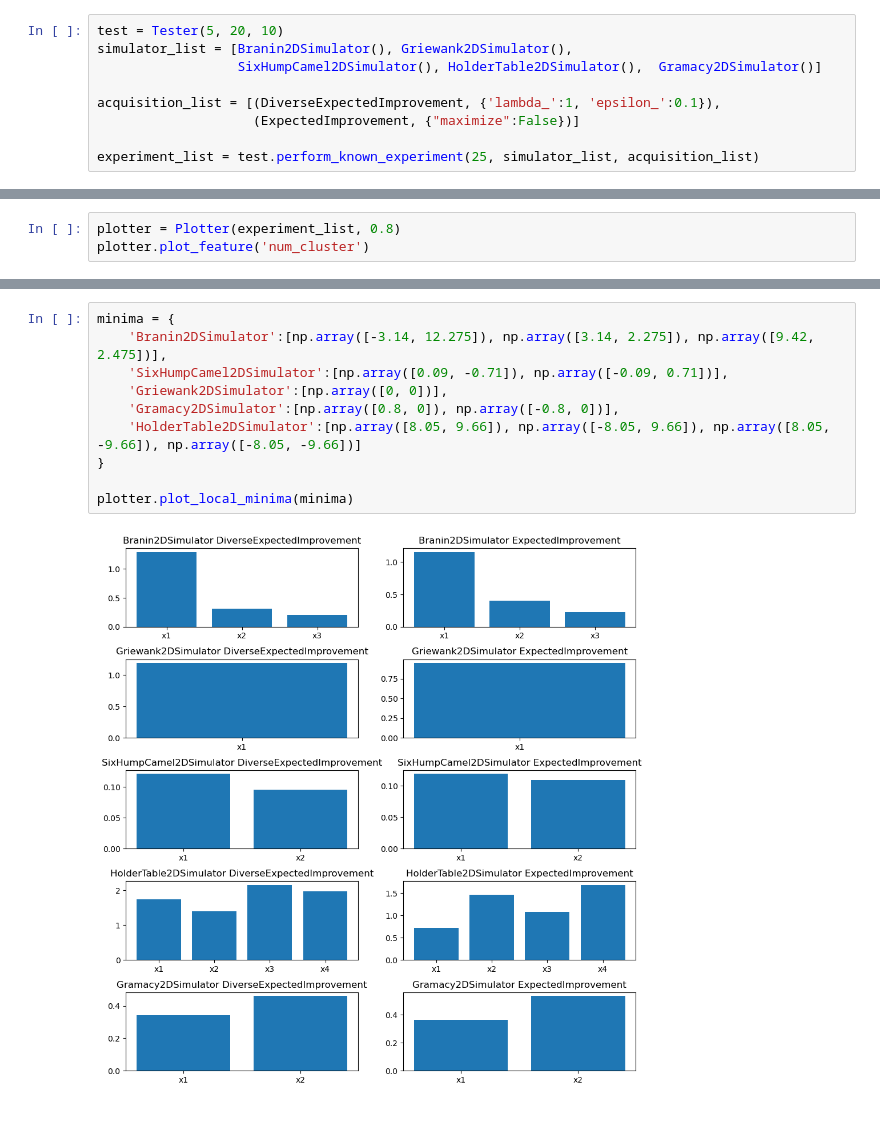
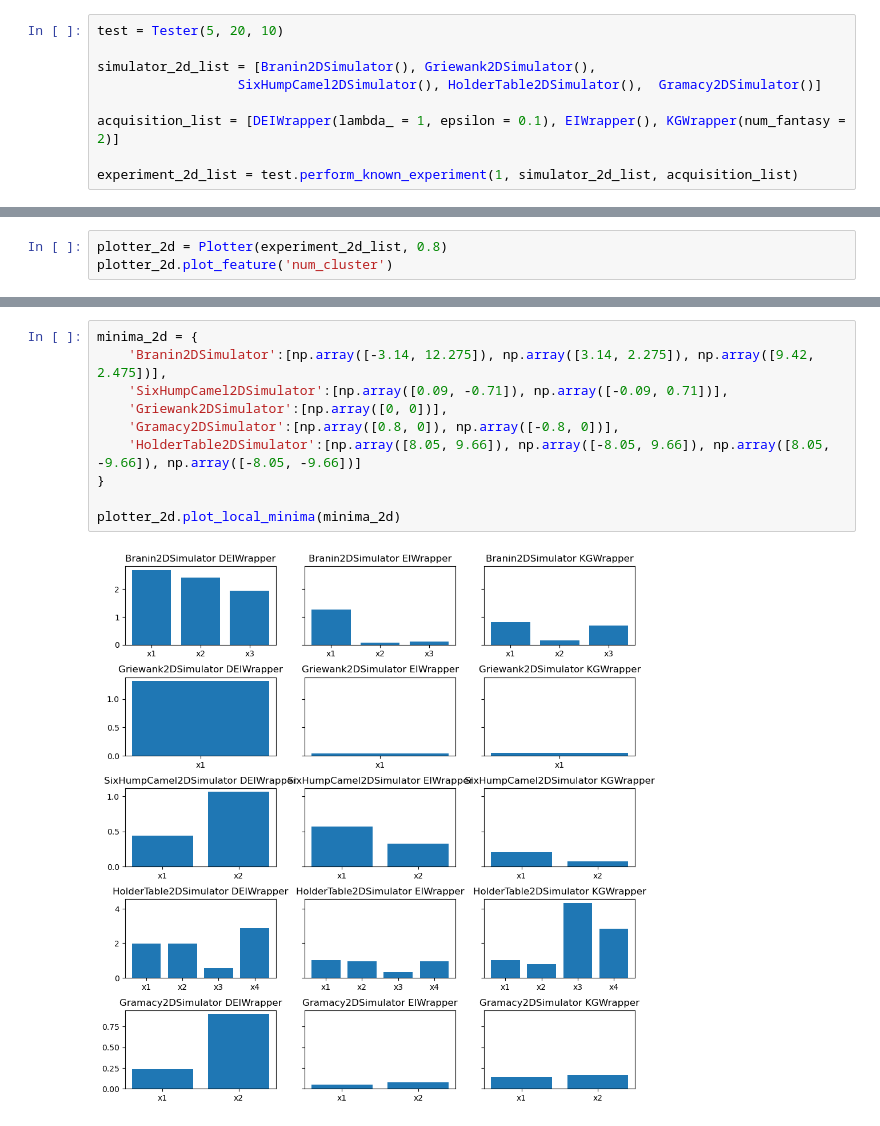
Before and after one commit to bsun1220/diverse-bayes-opt, a Jupyter notebook: test.ipynb, the cells around one changed output, grey strips where cells are left out. Cells and saved outputs as stored; diff of their text form.

```diff
--- a/test.ipynb
+++ b/test.ipynb
@@ -7,12 +8,12 @@ from botorch.acquisition import ExpectedImprovement
 from dbo.plotter.Plotter import *
 # %%
 test = Tester(5, 20, 10)
-simulator_list = [Branin2DSimulator(), Griewank2DSimulator(),
+
+simulator_2d_list = [Branin2DSimulator(), Griewank2DSimulator(),
                   SixHumpCamel2DSimulator(), HolderTable2DSimulator(),  Gramacy2DSimulator()]
 
-acquisition_list = [(DiverseExpectedImprovement, {'lambda_':1, 'epsilon_':0.1}),
-                    (ExpectedImprovement, {"maximize":False})]
+acquisition_list = [DEIWrapper(lambda_ = 1, epsilon = 0.1), EIWrapper(), KGWrapper(num_fantasy = 2)]
 
-experiment_list = test.perform_known_experiment(25, simulator_list, acquisition_list)
+experiment_2d_list = test.perform_known_experiment(1, simulator_2d_list, acquisition_list)
 # %%
 experiment_metric = ExperimentMetrics()
@@ -35,4 +40,4 @@ df
 # %%
-plotter = Plotter(experiment_list, 0.8)
-plotter.plot_feature('num_cluster')
+plotter_2d = Plotter(experiment_2d_list, 0.8)
+plotter_2d.plot_feature('num_cluster')
 # %% [output]
@@ -48,12 +53,12 @@ plotter.plot_scatter_2d(5)
 # %%
-minima = {
+minima_2d = {
     'Branin2DSimulator':[np.array([-3.14, 12.275]), np.array([3.14, 2.275]), np.array([9.42, 2.475])],
     'SixHumpCamel2DSimulator':[np.array([0.09, -0.71]), np.array([-0.09, 0.71])],
     'Griewank2DSimulator':[np.array([0, 0])],
     'Gramacy2DSimulator':[np.array([0.8, 0]), np.array([-0.8, 0])],
     'HolderTable2DSimulator':[np.array([8.05, 9.66]), np.array([-8.05, 9.66]), np.array([8.05, -9.66]), np.array([-8.05, -9.66])]
 }
 
-plotter.plot_local_minima(minima)
+plotter_2d.plot_local_minima(minima_2d)
 # %% [output]
-[figure, old version]
+[figure, new version]
```
Also changed, not shown: parts of 9 cells of this notebook, 10 other files.
